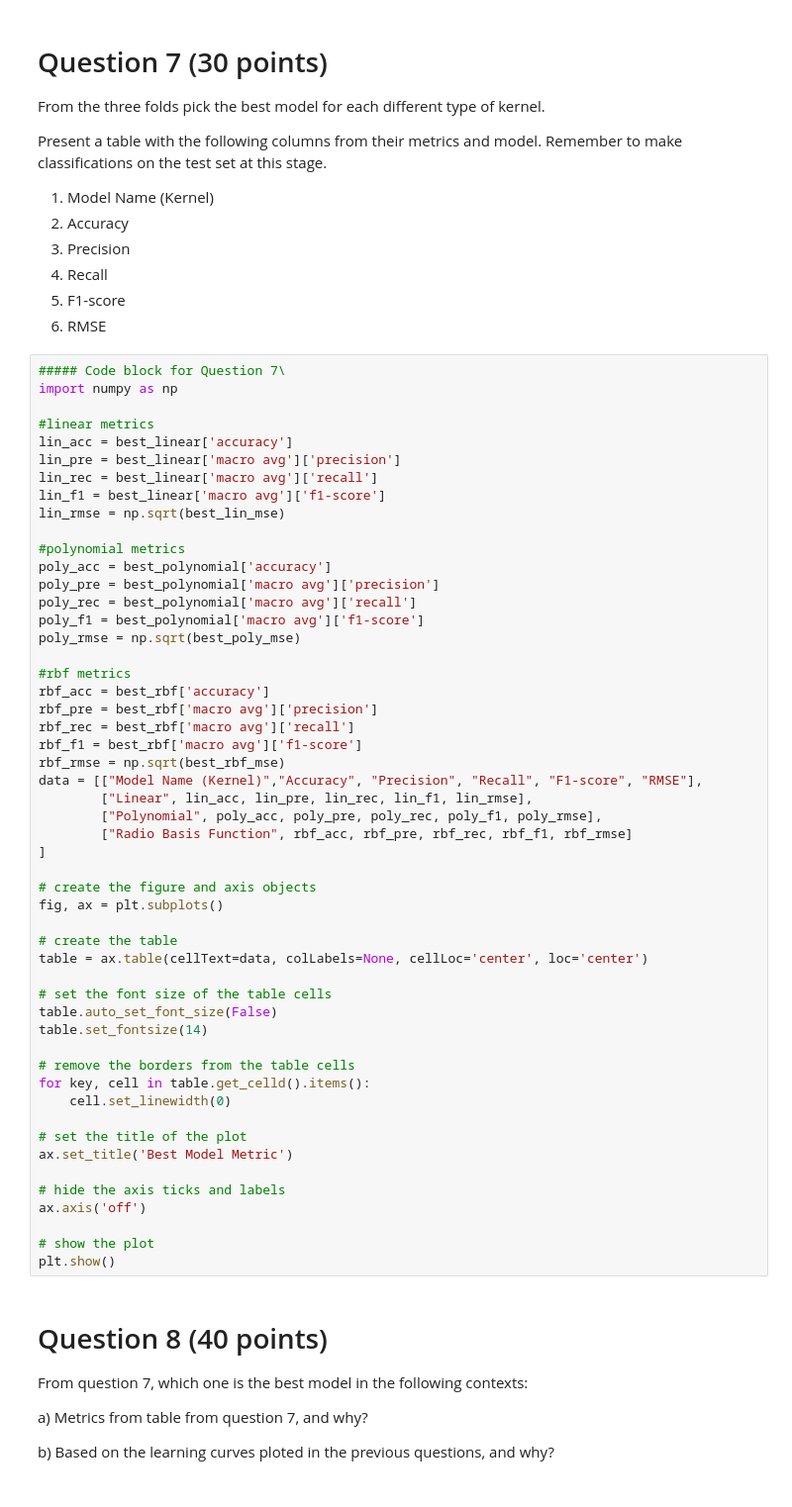
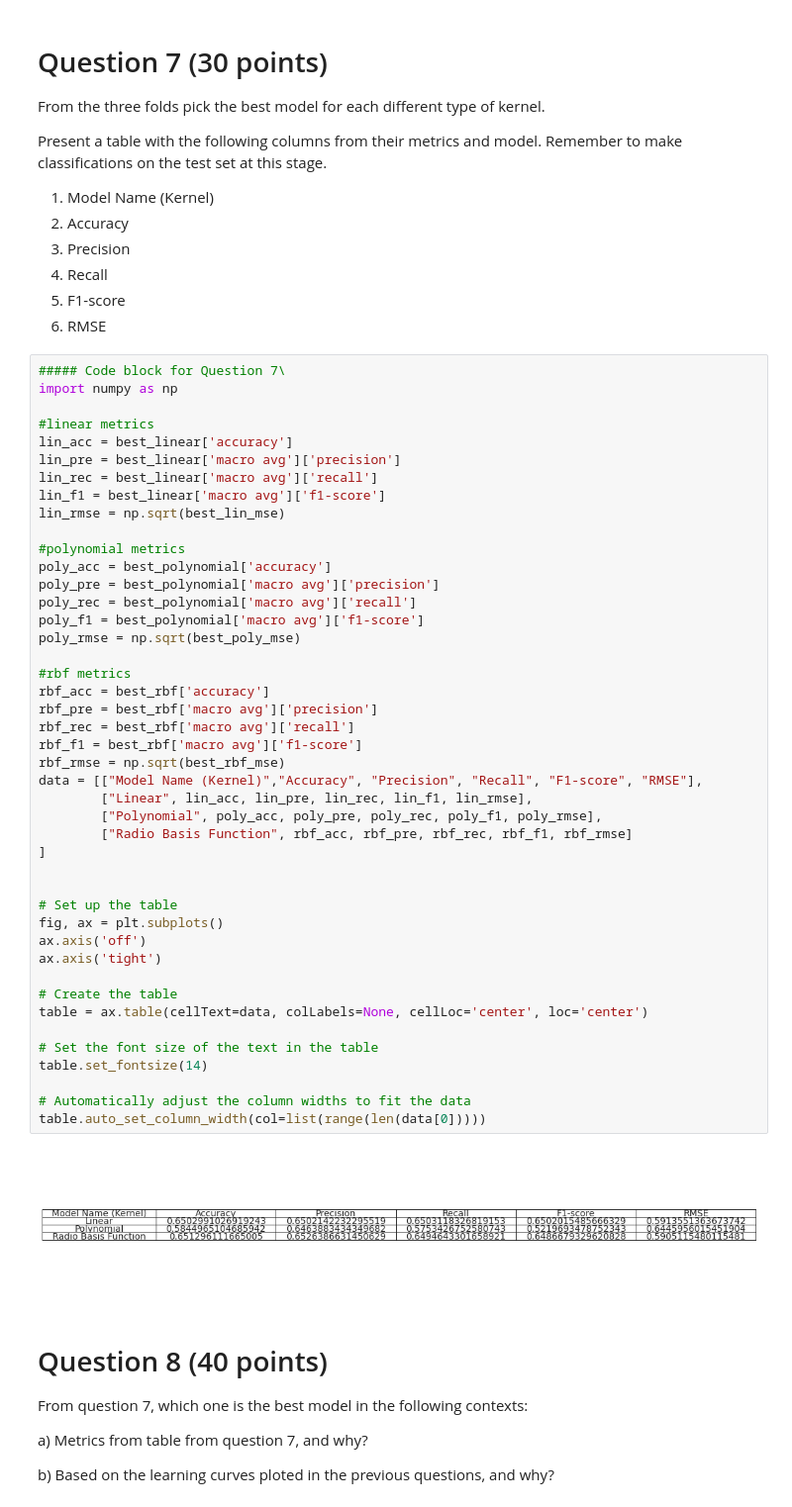
Before and after one commit to cierrakoen/class_4850-MachineLearning-Assignment3, a Jupyter notebook: class_4850_MachineLearning_Assignment3.ipynb, the cells around one changed output. Shown at 99% size. Saved outputs shown, nothing was run; the diff lists cells and outputs as text.

```diff
--- a/class_4850_MachineLearning_Assignment3.ipynb
+++ b/class_4850_MachineLearning_Assignment3.ipynb
@@ -480,49 +532,43 @@ lin_acc = best_linear['accuracy']
 lin_pre = best_linear['macro avg']['precision']
 lin_rec = best_linear['macro avg']['recall']
 lin_f1 = best_linear['macro avg']['f1-score']
 lin_rmse = np.sqrt(best_lin_mse)
 
 #polynomial metrics
 poly_acc = best_polynomial['accuracy']
 poly_pre = best_polynomial['macro avg']['precision']
 poly_rec = best_polynomial['macro avg']['recall']
 poly_f1 = best_polynomial['macro avg']['f1-score']
 poly_rmse = np.sqrt(best_poly_mse)
 
 #rbf metrics
 rbf_acc = best_rbf['accuracy']
 rbf_pre = best_rbf['macro avg']['precision']
 rbf_rec = best_rbf['macro avg']['recall']
 rbf_f1 = best_rbf['macro avg']['f1-score']
 rbf_rmse = np.sqrt(best_rbf_mse)
 data = [["Model Name (Kernel)","Accuracy", "Precision", "Recall", "F1-score", "RMSE"],
         ["Linear", lin_acc, lin_pre, lin_rec, lin_f1, lin_rmse],
         ["Polynomial", poly_acc, poly_pre, poly_rec, poly_f1, poly_rmse],
         ["Radio Basis Function", rbf_acc, rbf_pre, rbf_rec, rbf_f1, rbf_rmse]
 ]
 
-# create the figure and axis objects
+
+# Set up the table
 fig, ax = plt.subplots()
+ax.axis('off')
+ax.axis('tight')
 
-# create the table
+# Create the table
 table = ax.table(cellText=data, colLabels=None, cellLoc='center', loc='center')
 
-# set the font size of the table cells
-table.auto_set_font_size(False)
+# Set the font size of the text in the table
 table.set_fontsize(14)
 
-# remove the borders from the table cells
-for key, cell in table.get_celld().items():
-    cell.set_linewidth(0)
-
-# set the title of the plot
-ax.set_title('Best Model Metric')
-
-# hide the axis ticks and labels
-ax.axis('off')
-
-# show the plot
-plt.show()
+# Automatically adjust the column widths to fit the data
+table.auto_set_column_width(col=list(range(len(data[0]))))
+# %% [output]
+[figure, added]
 # %% [markdown]
 # Question 8 (40 points)
 
```
Also changed, not shown: parts of 4 cells of this notebook.
